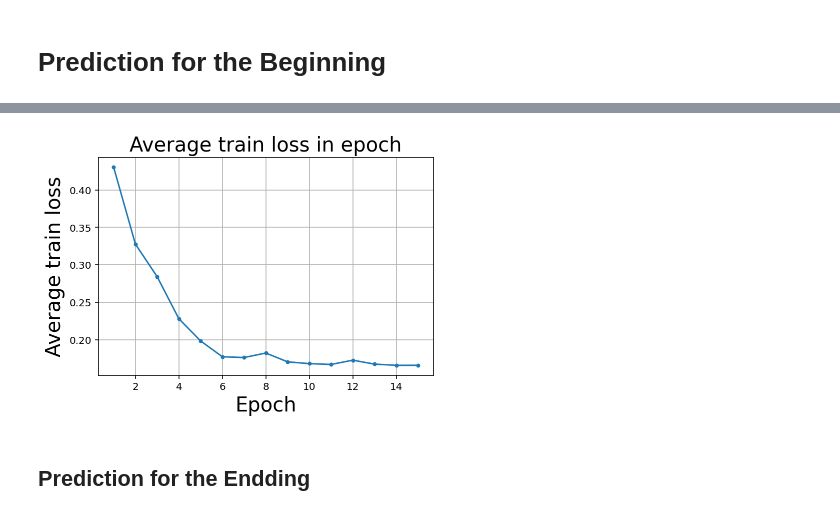
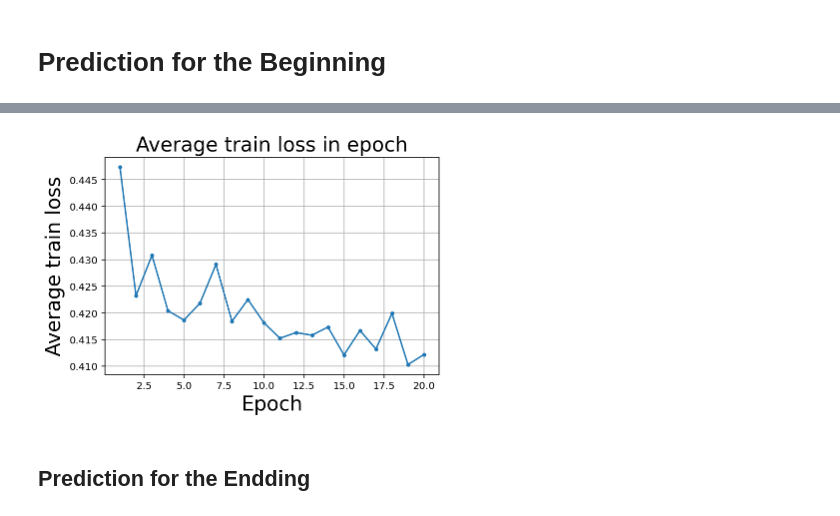
Before and after one commit to zwierski/dh-401-piece-generation-group-2, a Jupyter notebook: lstm_new.ipynb, the cells around one changed output, grey strips where cells are left out. Saved outputs shown, nothing was run; the diff lists cells and outputs as text; code cells hidden in the pictures.

```diff
--- a/lstm_new.ipynb
+++ b/lstm_new.ipynb
@@ -62,13 +64,18 @@ class LSTM(nn.Module):
             proj_size=0
         )
 
-        self.out = nn.Linear(HIDDEN_SIZE*SEQ_LEN,OUTPUT_SIZE)
+        self.out1 = nn.Linear(HIDDEN_SIZE*SEQ_LEN,2*OUTPUT_SIZE)
+        self.out2=nn.Linear(2*OUTPUT_SIZE,OUTPUT_SIZE)
+
 
     def forward(self, x, hidden_state):
         output, h_state = self.LSTM(x,hidden_state)
         outs = []  #for different batch
         for time in range(output.size(0)):
-            outs.append(self.out(output[time, :, :].reshape(-1)))
+            out=self.out1(output[time, :, :].reshape(-1))
+            out=self.out2(out)
+            out[out<0.1]=0
+            outs.append(out)
         return torch.stack(outs, dim=1), h_state
 # %% [markdown]
 # Prediction for the Beginning
@@ -81,18 +88,18 @@ Bidirectional=False
 SEQ_LEN=4    # number of time steps for one prediction
 BATCH_SIZE=20
 OUTPUT_SIZE=12*2    # number of notes for predicted result
-lr=0.002
+lr=0.01
 if(NUM_DIRECTION==1):
     Bidirectional = False
 else:
     Bidirectional = True
-ITERATION=4
-EPOCH=15
+ITERATION=16
+EPOCH=20
 # %%
 def train():
     model1 = LSTM(INPUT_SIZE,HIDDEN_SIZE,NUM_LAYERS,Bidirectional)
     print('model1:\n', model1)
-    criterion = nn.MSELoss()
+    criterion = nn.L1Loss()
     optimizer = torch.optim.Adam(model1.parameters(), lr)
     scheduler = torch.optim.lr_scheduler.ExponentialLR(optimizer, gamma=0.9)
     h_0 = torch.normal(1, 0.2, size=(NUM_LAYERS*NUM_DIRECTION,BATCH_SIZE, HIDDEN_SIZE))  #initialize hidden_state
@@ -119,6 +126,7 @@ def train():
                     except:
                         counter=counter+1
                         continue
+                counter=counter-3
                 i=i+1
                 x.append(x_x)
                 y_index=random.randint(0,362)
@@ -191,4 +199,4 @@ loss: tensor(0.1649, grad_fn=<MseLossBackward>)
-[figure, old version]
+[figure, new version]
 # %% [markdown]
 ## Prediction for the Endding
 # %%
```
Also changed, not shown: parts of 27 cells of this notebook, 1 other file.
